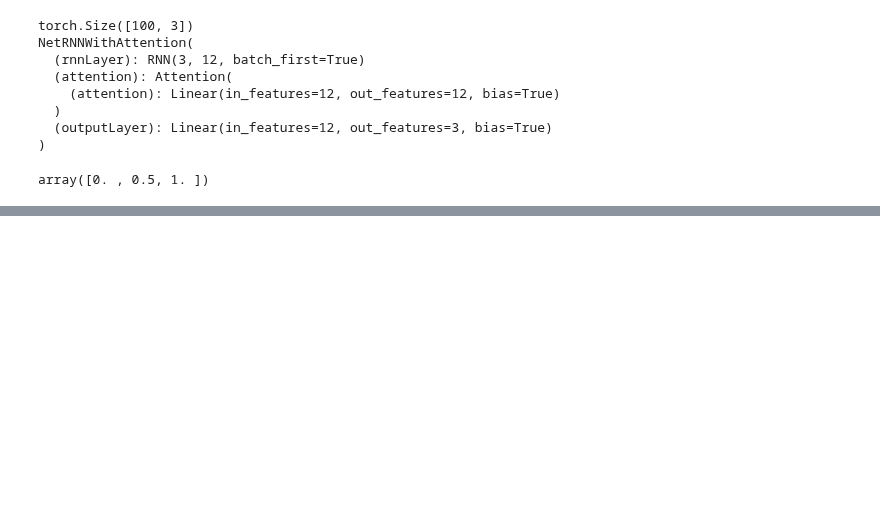
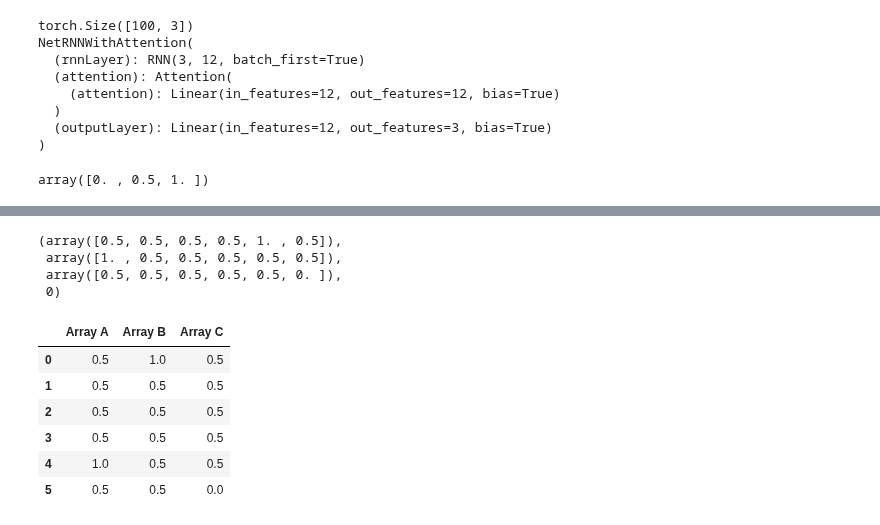
Before and after one commit to Ahmadar91/Master-sThesis, a Jupyter notebook: Trial.ipynb, the cells around one changed output, grey strips where cells are left out. Drawn from its saved outputs; the diff is of its cells as text; code cells hidden in the pictures; blank space fills up the shorter version.

```diff
--- a/Trial.ipynb
+++ b/Trial.ipynb
@@ -255,0 +244,44 @@ RNN 5 19 181
+# %%
+# Given arrays
+array_A = np.full(common_length, 0.5)
+array_B = np.full(common_length, 0.5)
+array_C = np.full(common_length, 0.5)
+
+# Random index for array A
+index_A = np.random.randint(common_length)
+value_A = np.random.choice([0, 1])
+array_A[index_A] = value_A
+
+# Different random index for array B
+indices_B = np.delete(np.arange(common_length), index_A)  # Removing the index used in Array A
+index_B = np.random.choice(indices_B)
+value_B =  np.random.choice([0, 1])
+array_B[index_B] = value_B
+
+# Setting the last index of array C to either 0 or 1
+value_C = np.random.choice([0, 1])
+array_C[-1] = value_C
+
+# Generating label based on value_C
+# Perform XOR if C is 0, perform XNOR if C is 1
+label = int((value_A != value_B) if value_C == 0 else (value_A == value_B))
+
+# Outputting the arrays and the label
+array_A, array_B, array_C, label
+# %% [output]
+(array([0.5, 0.5, 0.5, 0.5, 1. , 0.5]),
+ array([1. , 0.5, 0.5, 0.5, 0.5, 0.5]),
+ array([0.5, 0.5, 0.5, 0.5, 0.5, 0. ]),
+ 0)
+# %%
+# Creating a DataFrame with the arrays
+df = pd.DataFrame({'Array A': array_A, 'Array B': array_B, 'Array C': array_C})
+df
+# %% [output]
+|  | Array A | Array B | Array C |
+| 0 | 0.5 | 1.0 | 0.5 |
+| 1 | 0.5 | 0.5 | 0.5 |
+| 2 | 0.5 | 0.5 | 0.5 |
+| 3 | 0.5 | 0.5 | 0.5 |
+| 4 | 1.0 | 0.5 | 0.5 |
+| 5 | 0.5 | 0.5 | 0.0 |
```
Also changed, not shown: parts of 11 cells of this notebook.
